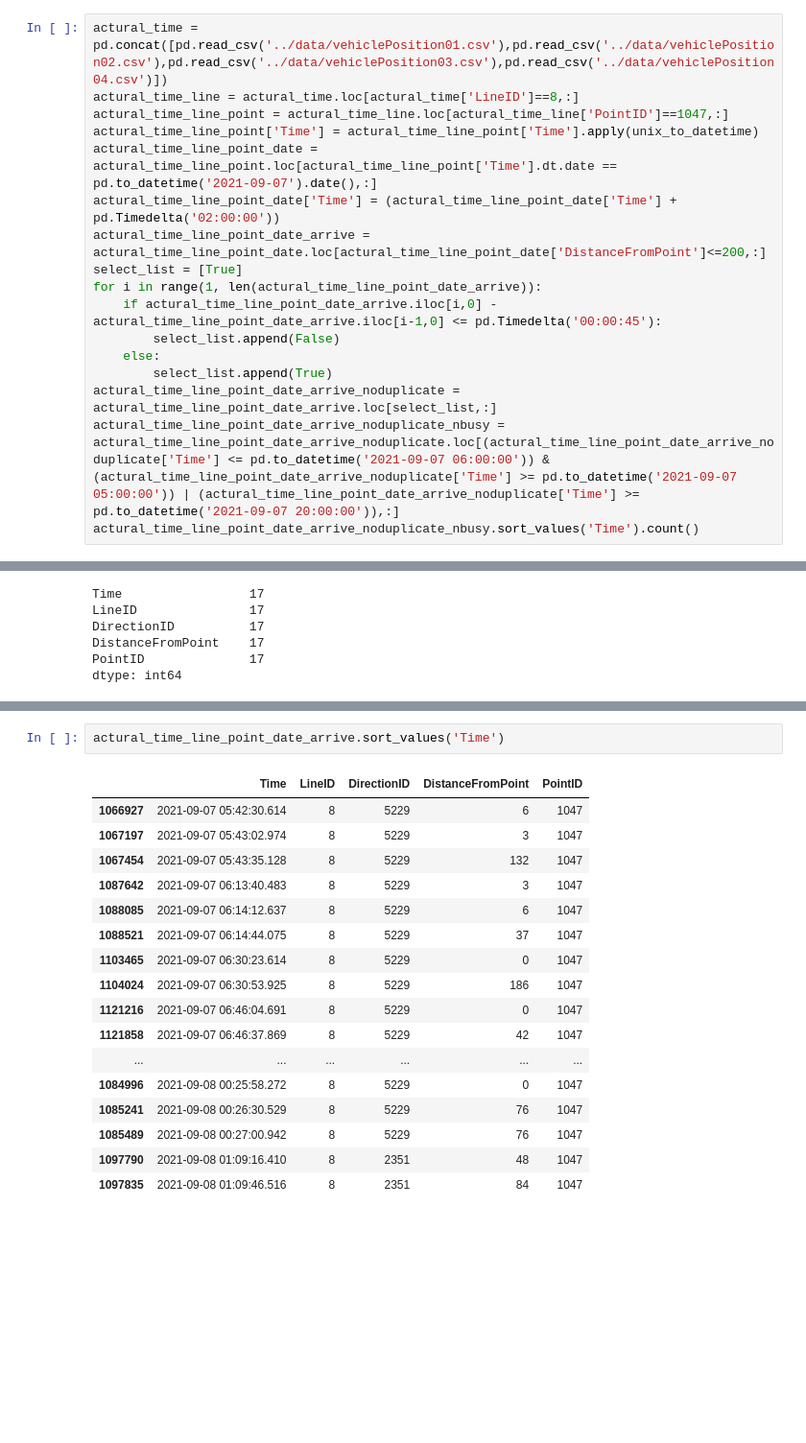
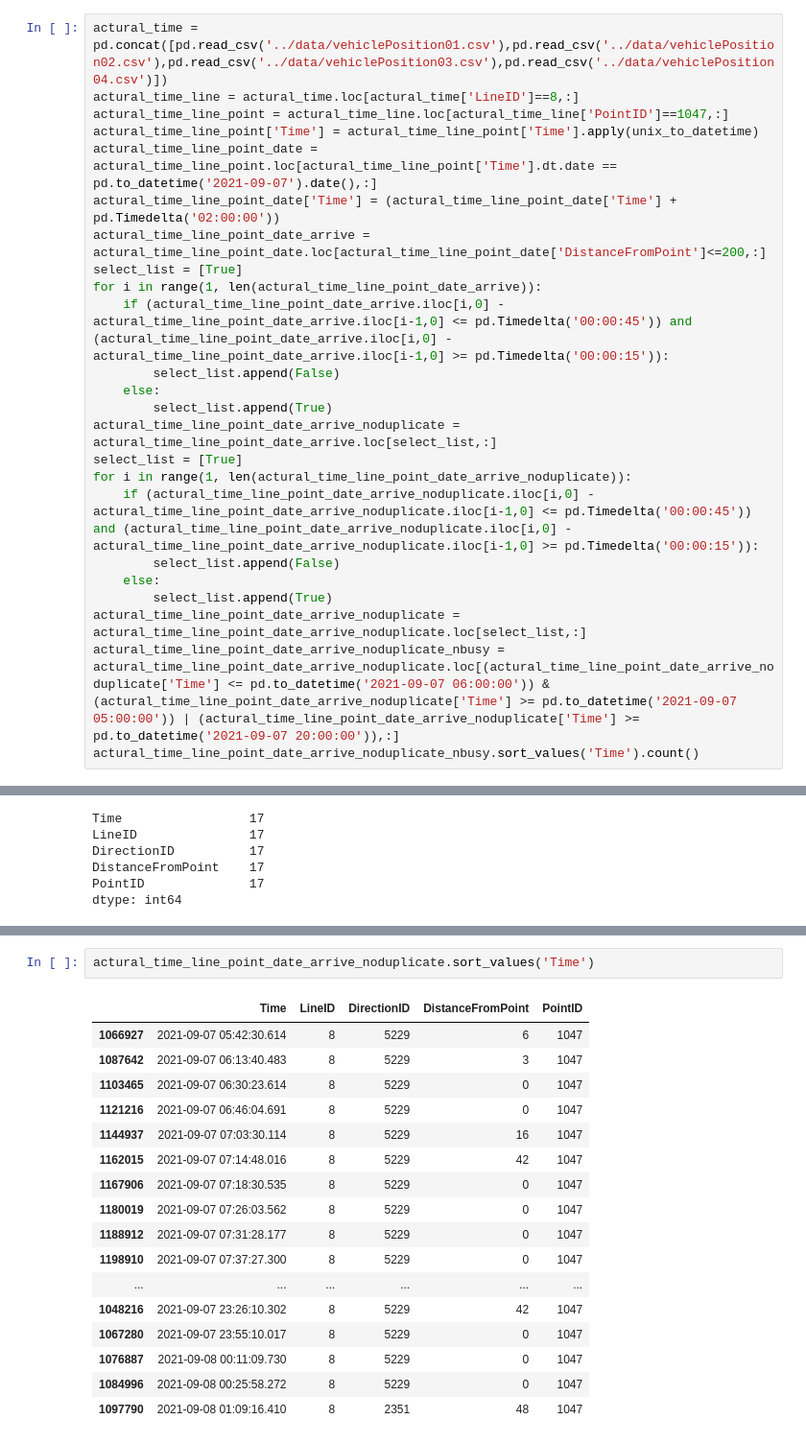
Before and after one commit to xuyou1999/Data_Mining_F22, a Jupyter notebook: src/punctuality.ipynb, the cells around one changed output, grey strips where cells are left out. Shown: that part at 96% size. Drawn from its saved outputs; the diff is of its cells as text; blank space fills up the shorter version.

```diff
--- a/src/punctuality.ipynb
+++ b/src/punctuality.ipynb
@@ -80,11 +80,18 @@ actural_time_line_point_date['Time'] = (actural_time_line_point_date['Time'] + p
 actural_time_line_point_date_arrive = actural_time_line_point_date.loc[actural_time_line_point_date['DistanceFromPoint']<=200,:]
 select_list = [True]
 for i in range(1, len(actural_time_line_point_date_arrive)):
-    if actural_time_line_point_date_arrive.iloc[i,0] - actural_time_line_point_date_arrive.iloc[i-1,0] <= pd.Timedelta('00:00:45'):
+    if (actural_time_line_point_date_arrive.iloc[i,0] - actural_time_line_point_date_arrive.iloc[i-1,0] <= pd.Timedelta('00:00:45')) and (actural_time_line_point_date_arrive.iloc[i,0] - actural_time_line_point_date_arrive.iloc[i-1,0] >= pd.Timedelta('00:00:15')):
         select_list.append(False)
     else:
         select_list.append(True)
 actural_time_line_point_date_arrive_noduplicate = actural_time_line_point_date_arrive.loc[select_list,:]
+select_list = [True]
+for i in range(1, len(actural_time_line_point_date_arrive_noduplicate)):
+    if (actural_time_line_point_date_arrive_noduplicate.iloc[i,0] - actural_time_line_point_date_arrive_noduplicate.iloc[i-1,0] <= pd.Timedelta('00:00:45')) and (actural_time_line_point_date_arrive_noduplicate.iloc[i,0] - actural_time_line_point_date_arrive_noduplicate.iloc[i-1,0] >= pd.Timedelta('00:00:15')):
+        select_list.append(False)
+    else:
+        select_list.append(True)
+actural_time_line_point_date_arrive_noduplicate = actural_time_line_point_date_arrive_noduplicate.loc[select_list,:]
 actural_time_line_point_date_arrive_noduplicate_nbusy = actural_time_line_point_date_arrive_noduplicate.loc[(actural_time_line_point_date_arrive_noduplicate['Time'] <= pd.to_datetime('2021-09-07 06:00:00')) & (actural_time_line_point_date_arrive_noduplicate['Time'] >= pd.to_datetime('2021-09-07 05:00:00')) | (actural_time_line_point_date_arrive_noduplicate['Time'] >= pd.to_datetime('2021-09-07 20:00:00')),:]
 actural_time_line_point_date_arrive_noduplicate_nbusy.sort_values('Time').count()
 # %% [output]
@@ -126,20 +130,20 @@ on_time_rate
 # %%
-actural_time_line_point_date_arrive.sort_values('Time')
+actural_time_line_point_date_arrive_noduplicate.sort_values('Time')
 # %% [output]
 |  | Time | LineID | DirectionID | DistanceFromPoint | PointID |
 | 1066927 | 2021-09-07 05:42:30.614 | 8 | 5229 | 6 | 1047 |
-| 1067197 | 2021-09-07 05:43:02.974 | 8 | 5229 | 3 | 1047 |
-| 1067454 | 2021-09-07 05:43:35.128 | 8 | 5229 | 132 | 1047 |
 | 1087642 | 2021-09-07 06:13:40.483 | 8 | 5229 | 3 | 1047 |
-| 1088085 | 2021-09-07 06:14:12.637 | 8 | 5229 | 6 | 1047 |
-| 1088521 | 2021-09-07 06:14:44.075 | 8 | 5229 | 37 | 1047 |
 | 1103465 | 2021-09-07 06:30:23.614 | 8 | 5229 | 0 | 1047 |
-| 1104024 | 2021-09-07 06:30:53.925 | 8 | 5229 | 186 | 1047 |
 | 1121216 | 2021-09-07 06:46:04.691 | 8 | 5229 | 0 | 1047 |
-| 1121858 | 2021-09-07 06:46:37.869 | 8 | 5229 | 42 | 1047 |
+| 1144937 | 2021-09-07 07:03:30.114 | 8 | 5229 | 16 | 1047 |
+| 1162015 | 2021-09-07 07:14:48.016 | 8 | 5229 | 42 | 1047 |
+| 1167906 | 2021-09-07 07:18:30.535 | 8 | 5229 | 0 | 1047 |
+| 1180019 | 2021-09-07 07:26:03.562 | 8 | 5229 | 0 | 1047 |
+| 1188912 | 2021-09-07 07:31:28.177 | 8 | 5229 | 0 | 1047 |
+| 1198910 | 2021-09-07 07:37:27.300 | 8 | 5229 | 0 | 1047 |
 | ... | ... | ... | ... | ... | ... |
+| 1048216 | 2021-09-07 23:26:10.302 | 8 | 5229 | 42 | 1047 |
+| 1067280 | 2021-09-07 23:55:10.017 | 8 | 5229 | 0 | 1047 |
+| 1076887 | 2021-09-08 00:11:09.730 | 8 | 5229 | 0 | 1047 |
 | 1084996 | 2021-09-08 00:25:58.272 | 8 | 5229 | 0 | 1047 |
-| 1085241 | 2021-09-08 00:26:30.529 | 8 | 5229 | 76 | 1047 |
-| 1085489 | 2021-09-08 00:27:00.942 | 8 | 5229 | 76 | 1047 |
 | 1097790 | 2021-09-08 01:09:16.410 | 8 | 2351 | 48 | 1047 |
-| 1097835 | 2021-09-08 01:09:46.516 | 8 | 2351 | 84 | 1047 |
```
Also changed, not shown: parts of 5 cells of this notebook.
